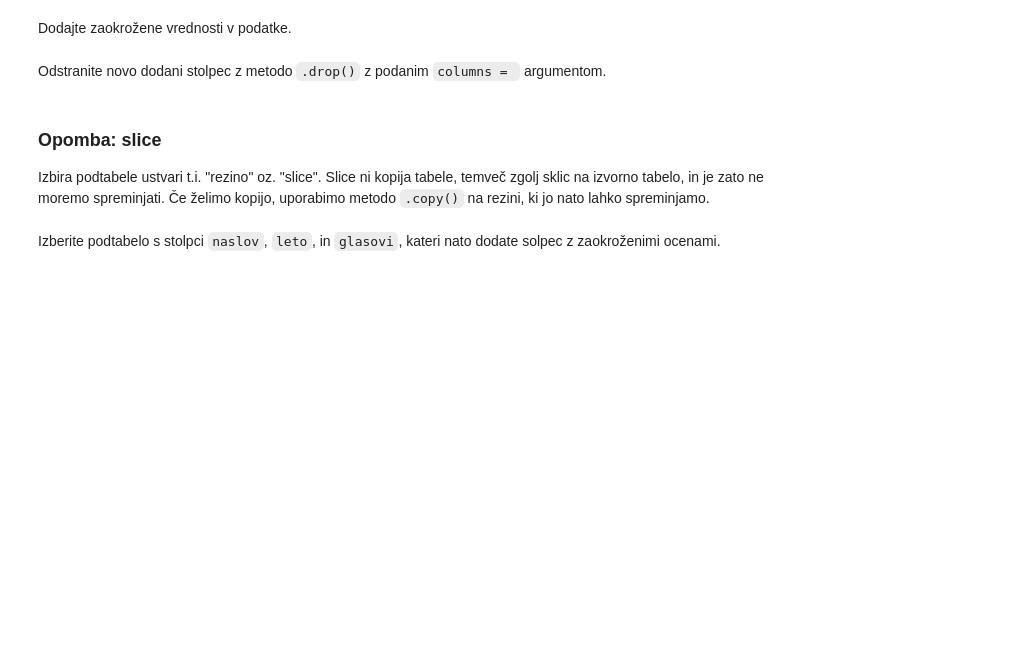
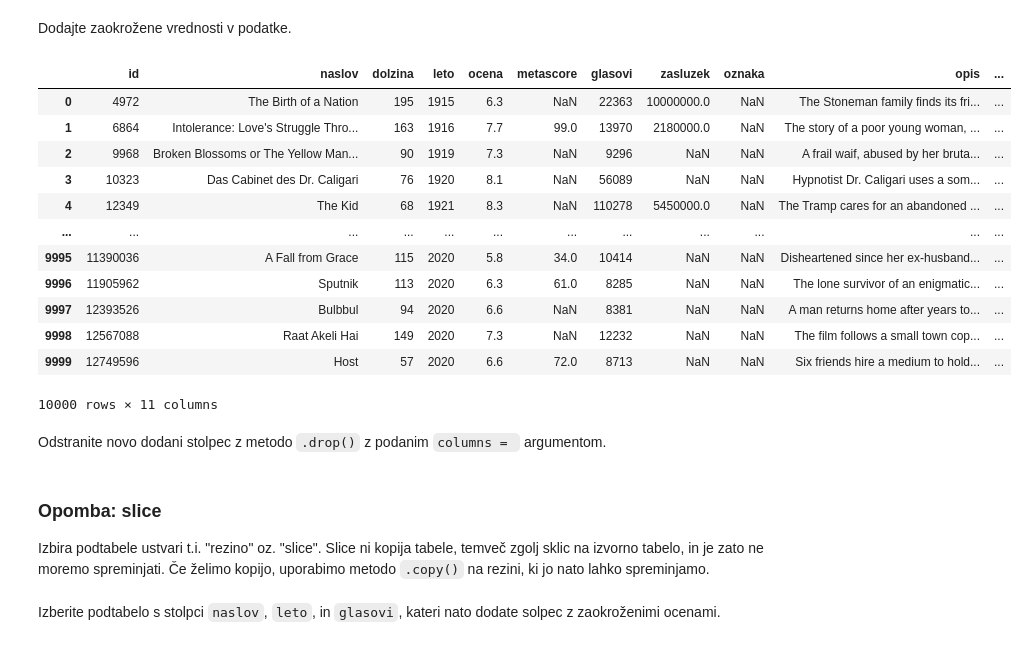
Before and after one commit to valentinamacek/programiranje-1, a Jupyter notebook: 03-knjiznica-pandas/vaje/pandas_101.ipynb, the cells around one changed output. Saved outputs shown, nothing was run; the diff lists cells and outputs as text; code cells hidden in the pictures; blank space fills up the shorter version.

```diff
--- a/03-knjiznica-pandas/vaje/pandas_101.ipynb
+++ b/03-knjiznica-pandas/vaje/pandas_101.ipynb
@@ -55,4 +90,21 @@ Zaokrožite stolpec ocen z funkcijo `round()`.
 # %% [markdown]
 Dodajte zaokrožene vrednosti v podatke.
+# %%
+filmi['zaokroženo']= filmi.ocena.round()
+filmi
+# %% [output]
+|  | id | naslov | dolzina | leto | ocena | metascore | glasovi | zasluzek | oznaka | opis | ... |
+| 0 | 4972 | The Birth of a Nation | 195 | 1915 | 6.3 | NaN | 22363 | 10000000.0 | NaN | The Stoneman family finds its fri... | ... |
+| 1 | 6864 | Intolerance: Love's Struggle Thro... | 163 | 1916 | 7.7 | 99.0 | 13970 | 2180000.0 | NaN | The story of a poor young woman, ... | ... |
+| 2 | 9968 | Broken Blossoms or The Yellow Man... | 90 | 1919 | 7.3 | NaN | 9296 | NaN | NaN | A frail waif, abused by her bruta... | ... |
+| 3 | 10323 | Das Cabinet des Dr. Caligari | 76 | 1920 | 8.1 | NaN | 56089 | NaN | NaN | Hypnotist Dr. Caligari uses a som... | ... |
+| 4 | 12349 | The Kid | 68 | 1921 | 8.3 | NaN | 110278 | 5450000.0 | NaN | The Tramp cares for an abandoned ... | ... |
+| ... | ... | ... | ... | ... | ... | ... | ... | ... | ... | ... | ... |
+| 9995 | 11390036 | A Fall from Grace | 115 | 2020 | 5.8 | 34.0 | 10414 | NaN | NaN | Disheartened since her ex-husband... | ... |
+| 9996 | 11905962 | Sputnik | 113 | 2020 | 6.3 | 61.0 | 8285 | NaN | NaN | The lone survivor of an enigmatic... | ... |
+| 9997 | 12393526 | Bulbbul | 94 | 2020 | 6.6 | NaN | 8381 | NaN | NaN | A man returns home after years to... | ... |
+| 9998 | 12567088 | Raat Akeli Hai | 149 | 2020 | 7.3 | NaN | 12232 | NaN | NaN | The film follows a small town cop... | ... |
+| 9999 | 12749596 | Host | 57 | 2020 | 6.6 | 72.0 | 8713 | NaN | NaN | Six friends hire a medium to hold... | ... |
+10000 rows × 11 columns
 # %% [markdown]
 Odstranite novo dodani stolpec z metodo `.drop()` z podanim `columns = ` argumentom.
```
Also changed, not shown: parts of 13 cells of this notebook.
